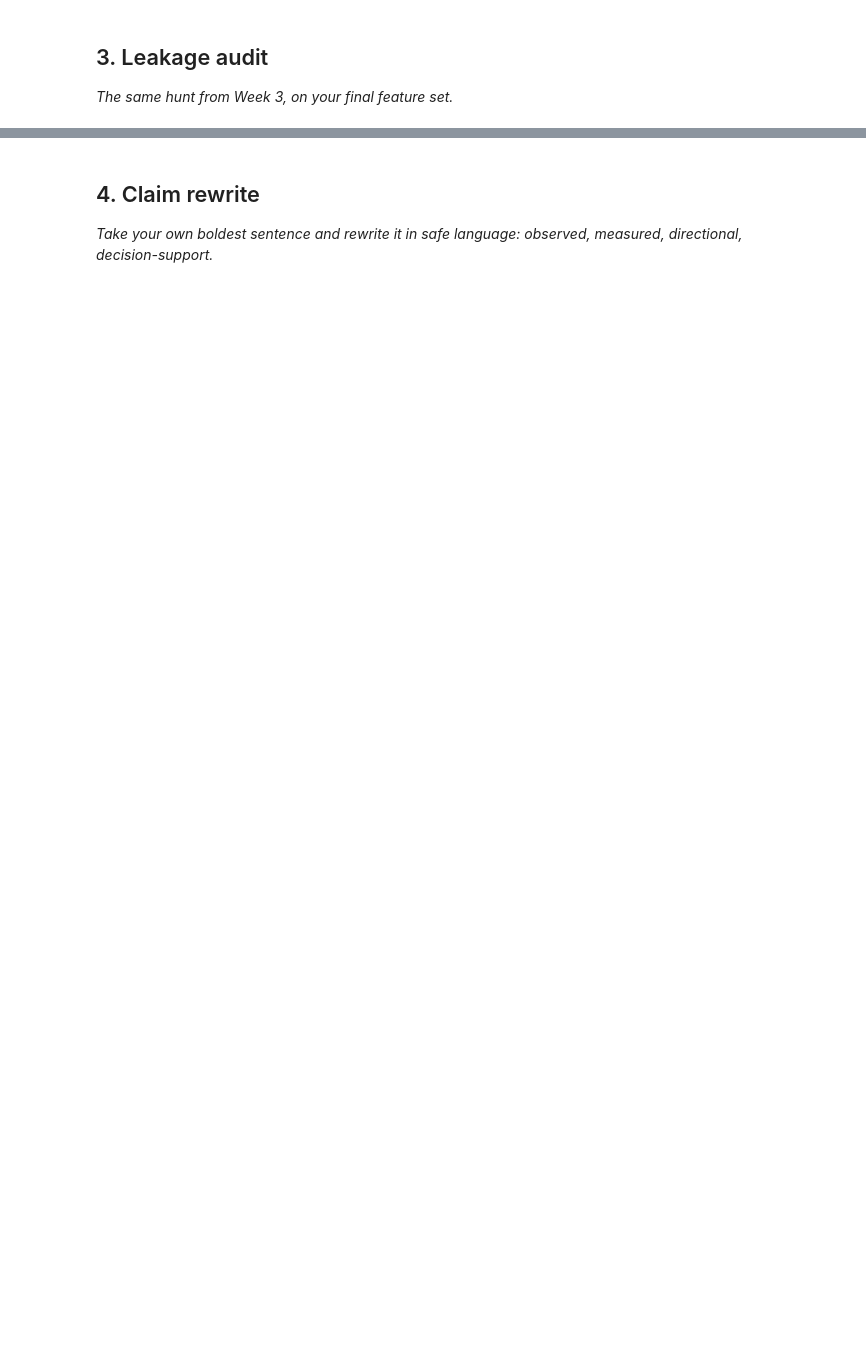
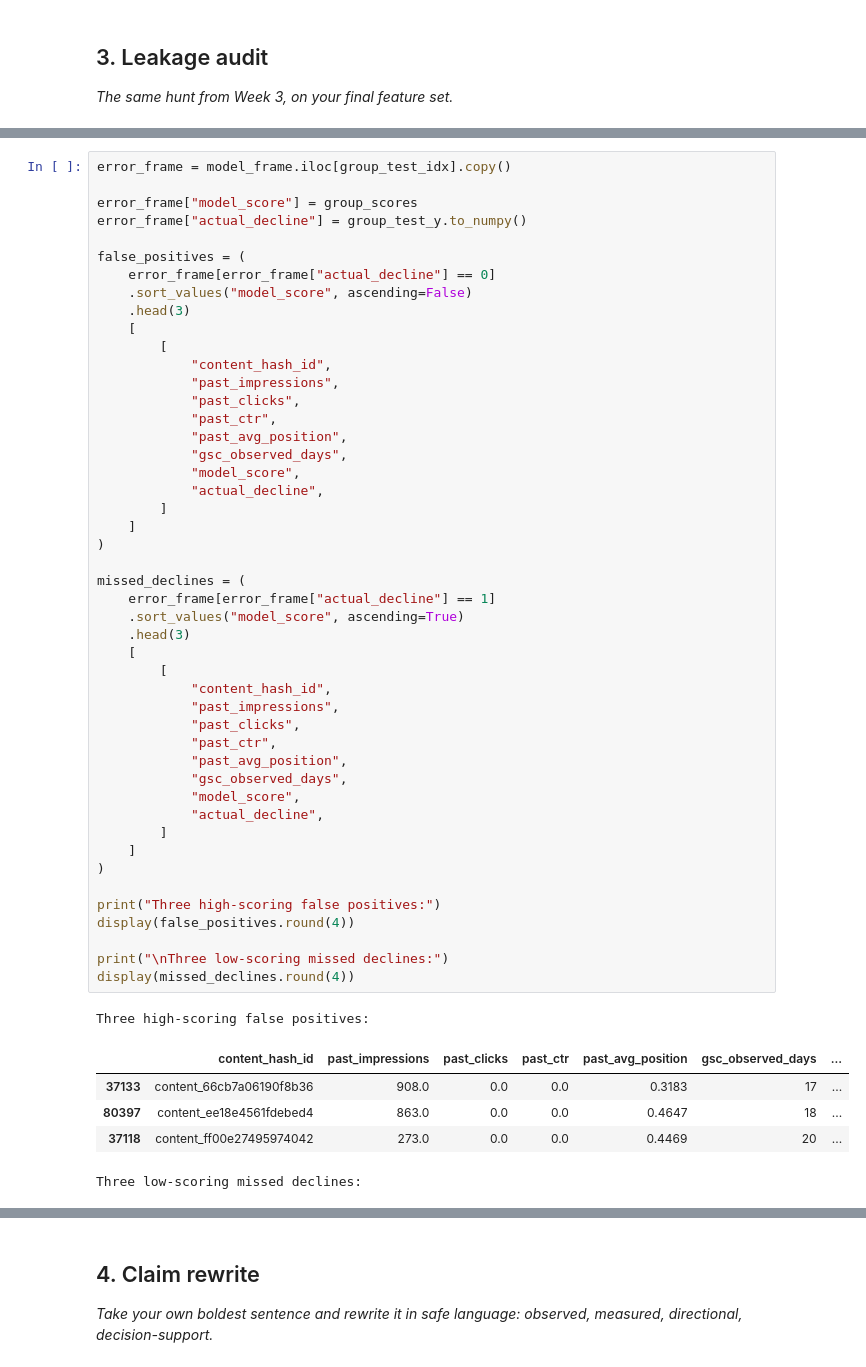
Before and after one commit to ZubairQazzi/flyrank-ml-internship-zubair, a Jupyter notebook: work/notebooks/w06_validation_audit.ipynb, the cells around one changed output, grey strips where cells are left out. Saved outputs shown, nothing was run; the diff lists cells and outputs as text; blank space fills up the shorter version.

```diff
--- a/work/notebooks/w06_validation_audit.ipynb
+++ b/work/notebooks/w06_validation_audit.ipynb
@@ -29,0 +475,54 @@ This skeleton is yours to fill. Work the sections **in order** — each one has
+# %%
+error_frame = model_frame.iloc[group_test_idx].copy()
+
+error_frame["model_score"] = group_scores
+error_frame["actual_decline"] = group_test_y.to_numpy()
+
+false_positives = (
+    error_frame[error_frame["actual_decline"] == 0]
+    .sort_values("model_score", ascending=False)
+    .head(3)
+    [
+        [
+            "content_hash_id",
+            "past_impressions",
+            "past_clicks",
+            "past_ctr",
+            "past_avg_position",
+            "gsc_observed_days",
+            "model_score",
+            "actual_decline",
+        ]
+    ]
+)
+
+missed_declines = (
+    error_frame[error_frame["actual_decline"] == 1]
+    .sort_values("model_score", ascending=True)
+    .head(3)
+    [
+        [
+            "content_hash_id",
+            "past_impressions",
+            "past_clicks",
+            "past_ctr",
+            "past_avg_position",
+            "gsc_observed_days",
+            "model_score",
+            "actual_decline",
+        ]
+    ]
+)
+
+print("Three high-scoring false positives:")
+display(false_positives.round(4))
+
+print("\nThree low-scoring missed declines:")
+display(missed_declines.round(4))
+# %% [output]
+Three high-scoring false positives:
+|  | content_hash_id | past_impressions | past_clicks | past_ctr | past_avg_position | gsc_observed_days | ... |
+| 37133 | content_66cb7a06190f8b36 | 908.0 | 0.0 | 0.0 | 0.3183 | 17 | ... |
+| 80397 | content_ee18e4561fdebed4 | 863.0 | 0.0 | 0.0 | 0.4647 | 18 | ... |
+| 37118 | content_ff00e27495974042 | 273.0 | 0.0 | 0.0 | 0.4469 | 20 | ... |
+Three low-scoring missed declines:
```
Also changed, not shown: parts of 16 cells of this notebook.
